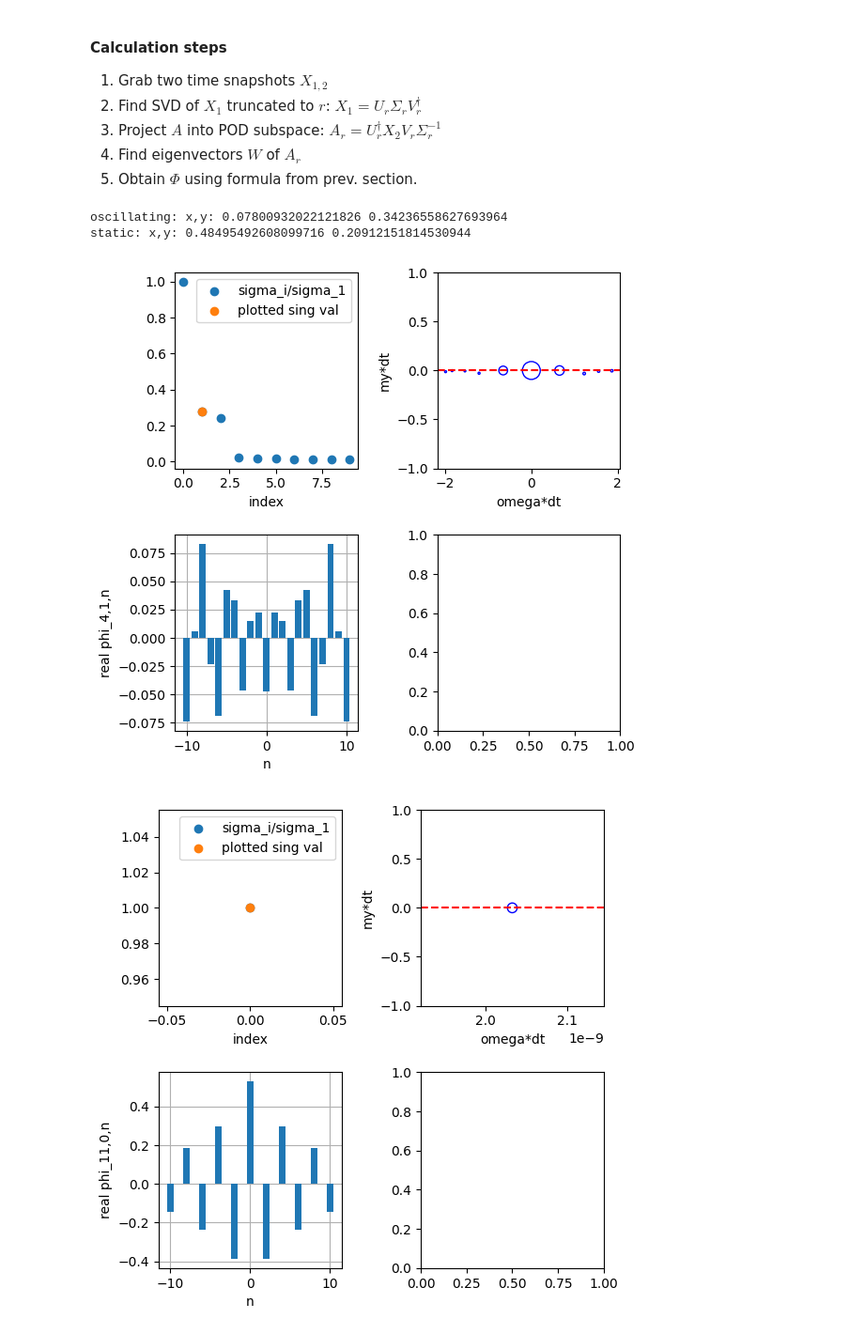
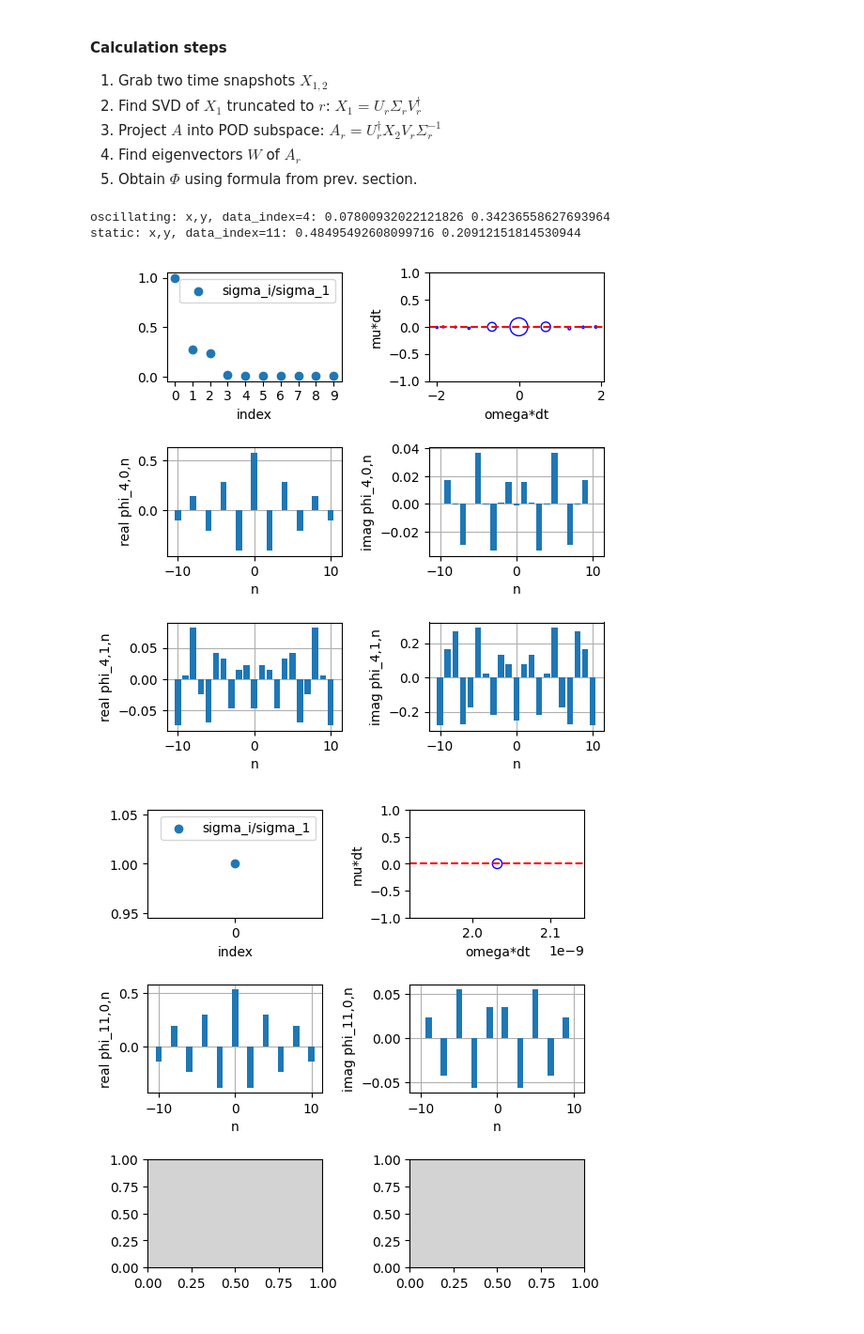
Before and after one commit to sangsoonoh/ML_phase_diagram, a Jupyter notebook: ssh_1d_sat_gain/ssh_1d_cpp.ipynb, the cells around one changed output. Shown at 94% size. Saved outputs shown, nothing was run; the diff lists cells and outputs as text; code cells hidden in the pictures.

Commit message:
plotted dmd

```diff
--- a/ssh_1d_sat_gain/ssh_1d_cpp.ipynb
+++ b/ssh_1d_sat_gain/ssh_1d_cpp.ipynb
@@ -314,7 +314,7 @@ def trunc_svd(mat, r_threshold = 0.99, full_matrices=False):
 
 
 
-def plot_dmd(time_series, data_index, singval_index):
+def plot_dmd(time_series, data_index):
     t_values = time_series[:,0].real.T
     psi_values = time_series[:,1:].T
 
@@ -342,48 +342,68 @@ def plot_dmd(time_series, data_index, singval_index):
     mu_dt = np.real(np.log(lam))
     omega_dt = np.imag(np.log(lam))
 
-    fig, ((ax1,ax2),(ax3, ax4)) = plt.subplots(2,2,figsize=(6, 6))
+
+    fig, ((ax1,ax2),(ax3, ax4), (ax5,ax6)) = plt.subplots(3,2,figsize=(6, 6))
     fig.tight_layout(pad=3)
 
     ax1.scatter(range(len(S)),S/S[0], label='sigma_i/sigma_1')
-    ax1.scatter(singval_index,S[singval_index]/S[0], label='plotted sing val')
     ax1.legend()
     ax1.set_xlabel("index")
+    ax1.set_xticks(np.arange(len(S)))
 
     ax2.scatter(omega_dt, mu_dt, s=S, facecolors='none', edgecolors='blue')
     ax2.axhline(y=0, color='r', linestyle='--')
     ax2.set_xlabel('omega*dt')
-    ax2.set_ylabel('my*dt')
+    ax2.set_ylabel('mu*dt')
     ax2.set_ylim([-1,1])
+
+    singval_index = 0
 
     ax3.bar(np.arange(-N,N+1), Phi[:,singval_index].real)
     ax3.grid()
     ax3.set_axisbelow(True)
     ax3.set_ylabel(f'real phi_{data_index},{singval_index},n')
     ax3.set_xlabel('n')
 
-    # ax4.bar(np.arange(-N,N+1), U[:,singval_index].imag)
-    # ax4.grid()
-    # ax4.set_axisbelow(True)
-    # ax4.set_ylabel(f'imag phi_{data_index},{singval_index},n')
-    # ax4.set_xlabel('n')
+    ax4.bar(np.arange(-N,N+1), Phi[:,singval_index].imag)
+    ax4.grid()
+    ax4.set_axisbelow(True)
+    ax4.set_ylabel(f'imag phi_{data_index},{singval_index},n')
+    ax4.set_xlabel('n')
+
+    singval_index = 1
+    if Phi.shape[1]>1:
+        ax5.bar(np.arange(-N,N+1), Phi[:,singval_index].real)
+        ax5.grid()
+        ax5.set_axisbelow(True)
+        ax5.set_ylabel(f'real phi_{data_index},{singval_index},n')
+        ax5.set_xlabel('n')
+
+        ax6.bar(np.arange(-N,N+1), Phi[:,singval_index].imag)
+        ax6.grid()
+        ax6.set_axisbelow(True)
+        ax6.set_ylabel(f'imag phi_{data_index},{singval_index},n')
+        ax6.set_xlabel('n')
+    else:
+        ax5.set_facecolor('lightgrey')
+        ax6.set_facecolor('lightgrey')
 
 data1_index = 4
 data2_index = 11
 
 file = h5py.File(tsfilename, 'r')
 data1 = file[f'series_{data1_index}']
 data2 = file[f'series_{data2_index}']
-print('oscillating: x,y:', data1.attrs['x'],data1.attrs['y'])
-print('static: x,y:', data2.attrs['x'],data2.attrs['y'])
+print(f'oscillating: x,y, data_index={data1_index}:', data1.attrs['x'],data1.attrs['y'])
+print(f'static: x,y, data_index={data2_index}:', data2.attrs['x'],data2.attrs['y'])
 N = data1.attrs['N']
-plot_dmd(time_series=data1[:], data_index=data1_index, singval_index=1)
-plot_dmd(time_series=data2[:], data_index=data2_index, singval_index=0)
+plot_dmd(time_series=data1[:], data_index=data1_index)
+plot_dmd(time_series=data2[:], data_index=data2_index)
 file.close()
 # %% [output]
-oscillating: x,y: 0.07800932022121826 0.34236558627693964
-static: x,y: 0.48495492608099716 0.20912151814530944
+oscillating: x,y, data_index=4: 0.07800932022121826 0.34236558627693964
+static: x,y, data_index=11: 0.48495492608099716 0.20912151814530944
-[figure, old version]
+[figure, new version]
-[figure, old version]
+[figure, new version]
 # %%
 # https://bitbucket.org/topologicalphotonics/pti_dynamic_model/src/master/src/run_ssh_sat_gain.cpp
```
